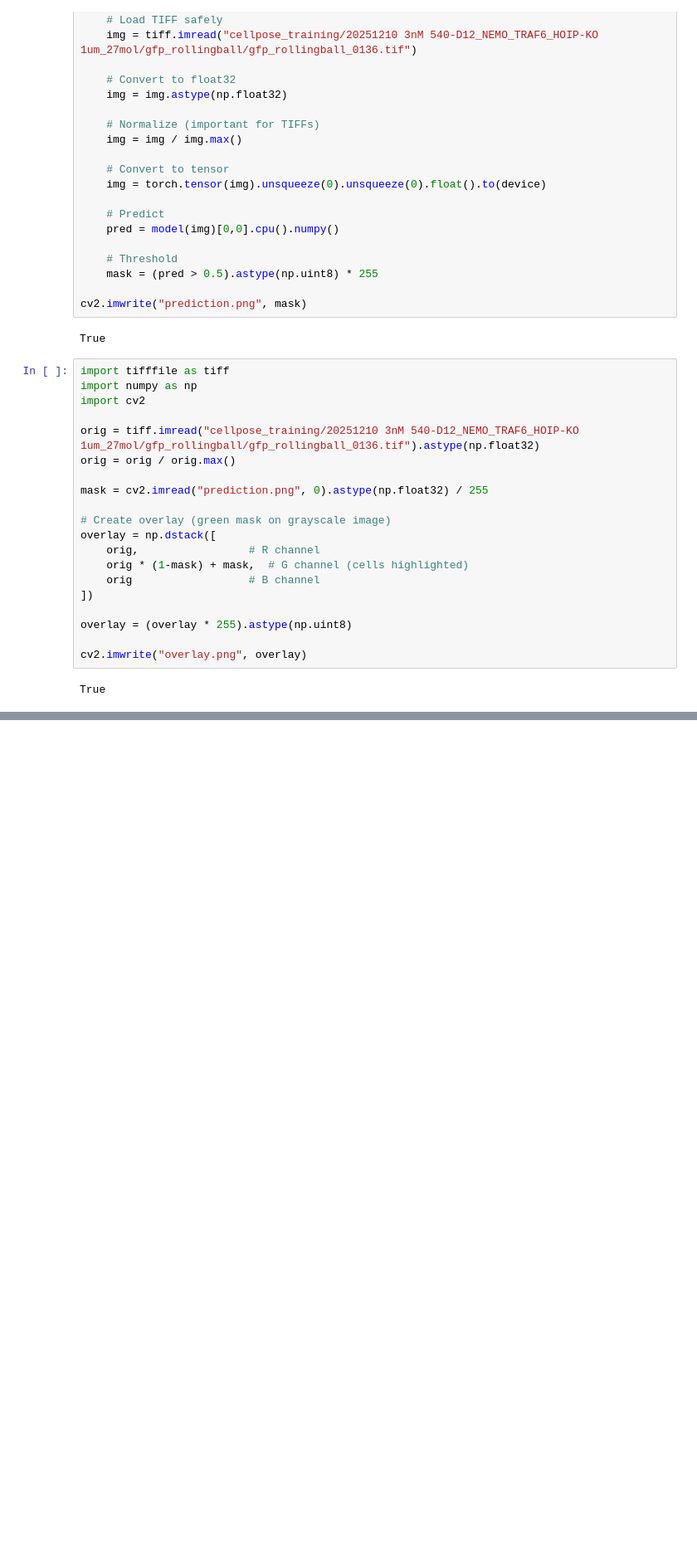
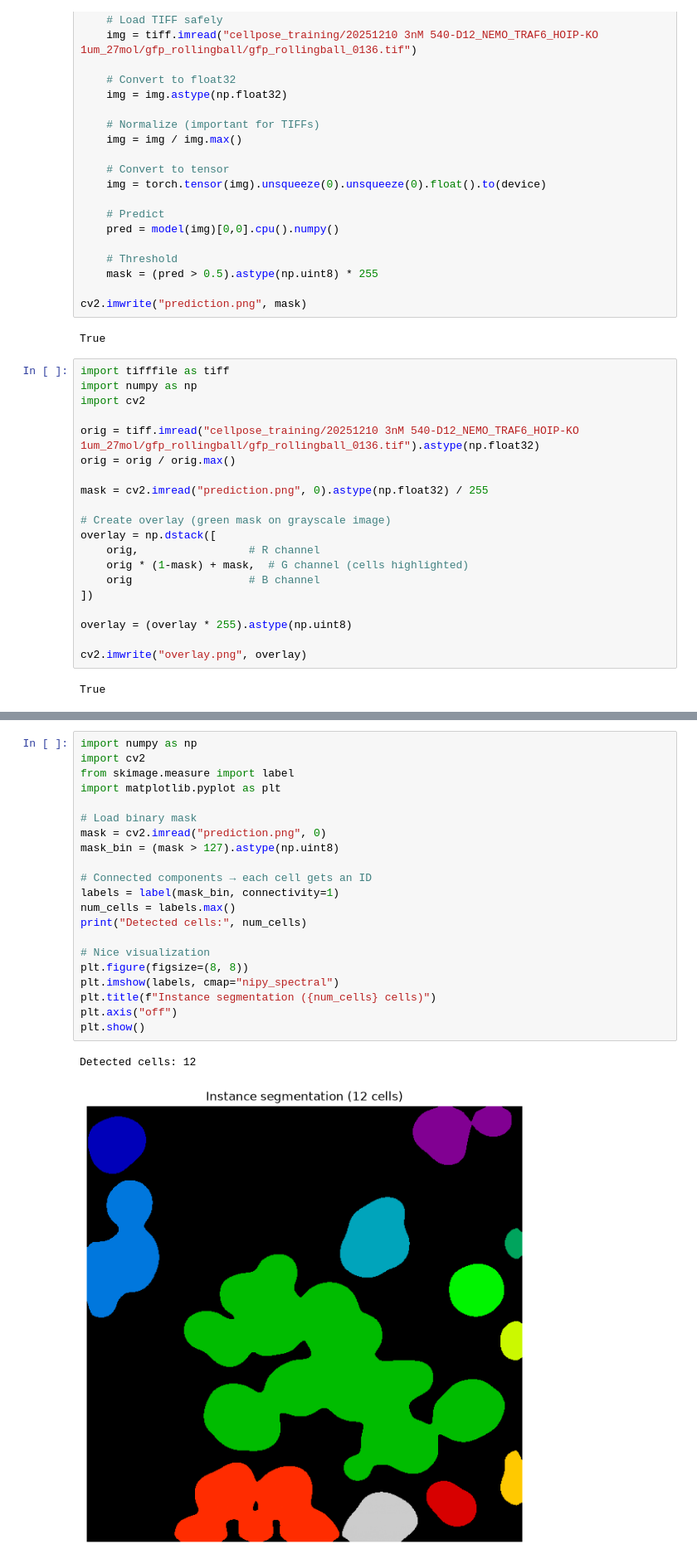
Before and after one commit to huyenanh-nguyen/MT_IRAK4, a Jupyter notebook: owndeeplearning.ipynb, the cells around one changed output, grey strips where cells are left out. Shown at 83% size. Cells and saved outputs as stored; diff of their text form; blank space fills up the shorter version.

```diff
--- a/owndeeplearning.ipynb
+++ b/owndeeplearning.ipynb
@@ -253,0 +252,24 @@ plt.show()
+# %%
+import numpy as np
+import cv2
+from skimage.measure import label
+import matplotlib.pyplot as plt
+
+# Load binary mask
+mask = cv2.imread("prediction.png", 0)
+mask_bin = (mask > 127).astype(np.uint8)
+
+# Connected components → each cell gets an ID
+labels = label(mask_bin, connectivity=1)
+num_cells = labels.max()
+print("Detected cells:", num_cells)
+
+# Nice visualization
+plt.figure(figsize=(8, 8))
+plt.imshow(labels, cmap="nipy_spectral")
+plt.title(f"Instance segmentation ({num_cells} cells)")
+plt.axis("off")
+plt.show()
+# %% [output]
+Detected cells: 12
+[figure, added]
```
Also changed, not shown: parts of 3 cells of this notebook, 3 other files.
